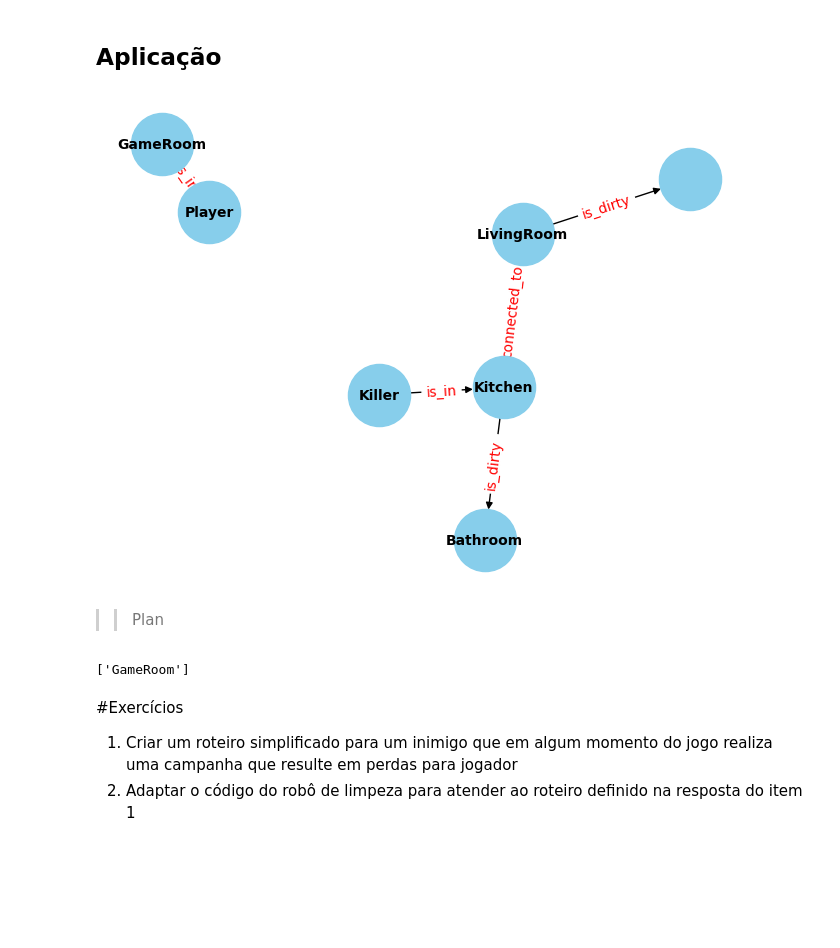
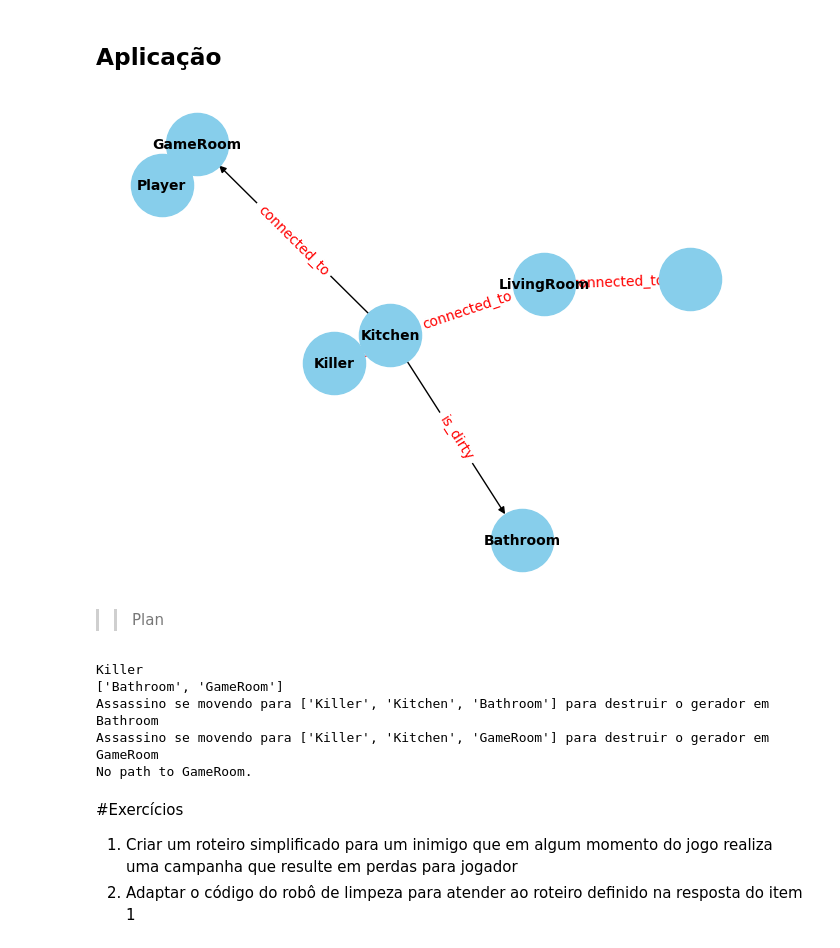
Before and after one commit to Marcelo02/RS04, a Jupyter notebook: RS04 (1).ipynb, the cells around one changed output. Cells and saved outputs as stored; diff of their text form; code cells hidden in the pictures; blank space fills up the shorter version.

```diff
--- a/RS04 (1).ipynb
+++ b/RS04 (1).ipynb
@@ -69,15 +69,13 @@ class SemanticNetwork:
 
           #Ele encontra o caminho para as salas que possuem geradores
         elif task == "Find Player":
-          robot_location = [key for key, value in self.entities.items() if "robot" in value][0]
-          players = [key for key, value in self.entities.items() if "player" in value][0]
-          player_rooms = [rel[2] for rel in self.relations if (rel[1] == "is_in" and rel[0] in players)]
-
-          for room in player_rooms:
-            path = self.find_path(robot_location,room)
+            robot_location = [key for key, value in self.entities.items() if "robot" in value][0]
+            player_rooms = [rel[2] for rel in self.relations if (rel[1] == "is_in" and rel[0] == "Player")]
+            for room in player_rooms:
+                path = self.find_path(robot_location,room)
             if path:
-                print(f"Moving robot through {path} to kill {room}.")
-                self.relations = [rel for rel in self.relations if not (rel[1] == "is_dirty" and rel[2] == room)]
+                print(f"Moving robot through {path} to kill player in {room}.")
+                self.relations = [rel for rel in self.relations if not (rel[1] == "connected_to" and rel[2] == room)]
             else:
                 print(f"No path to {room}.")
 
@@ -97,29 +95,34 @@ class SemanticNetwork:
 # %%
 network = SemanticNetwork()
 network.add_entity("Kitchen", ["room"])
 network.add_entity("LivingRoom", ["room"])
 network.add_entity("Bathroom", ["room", "generator"])
 network.add_entity("GameRoom", ["room", "generator"])
-network.add_entity("João", ["Player"])
+network.add_entity("Player", ["room","Player"])
 network.add_entity("Killer", ["robot"])
 
 
 network.add_relation("Killer", "is_in", "Kitchen")
 network.add_relation("LivingRoom", "connected_to", "")
 network.add_relation("Kitchen", "connected_to", "LivingRoom")
 network.add_relation("Kitchen","is_dirty", "Bathroom")
-network.add_relation("João","is_in","GameRoom")
+network.add_relation("Player","is_in","GameRoom")
 network.add_relation("Kitchen", "connected_to", "GameRoom")
 
 network.visualize_network()
 # %% [output]
-[figure, old version]
+[figure, new version]
 # %% [markdown]
 >>Plan
 # %%
 network.plan_task("Destroy Generator")
+network.plan_task("Find Player")
 # %% [output]
-['GameRoom']
+Killer
+['Bathroom', 'GameRoom']
+Assassino se movendo para ['Killer', 'Kitchen', 'Bathroom'] para destruir o gerador em Bathroom
+Assassino se movendo para ['Killer', 'Kitchen', 'GameRoom'] para destruir o gerador em GameRoom
+No path to GameRoom.
 # %% [markdown]
 #Exercícios
 
```
